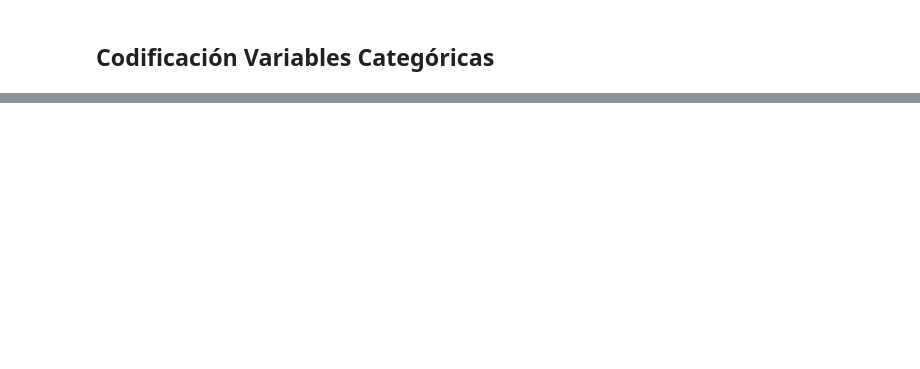
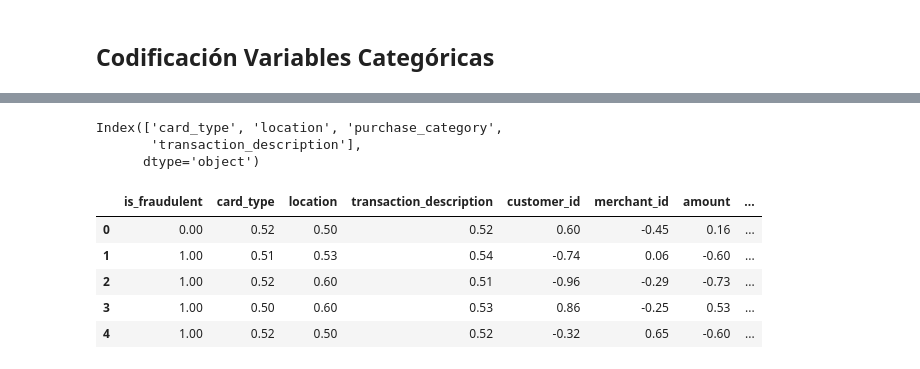
Before and after one commit to santiagorodriguez-dev/laboratorio-modulo8-leccion08-preprocesamiento-logistica, a Jupyter notebook: notebooks/01.ipynb, the cells around one changed output, grey strips where cells are left out. Drawn from its saved outputs; the diff is of its cells as text; code cells hidden in the pictures; blank space fills up the shorter version.

```diff
--- a/notebooks/01.ipynb
+++ b/notebooks/01.ipynb
@@ -269,8 +328,21 @@ for columna in lista_col_categ:
+# %%
+lista_col_categ.columns
+# %% [output]
+Index(['card_type', 'location', 'purchase_category',
+       'transaction_description'],
+      dtype='object')
 # %%
-# diccionario_encoding = { "target": ['LoyaltyProgram', "DiscountsAvailed" ] ,
-#                         "onehot": ["Gender", "ProductCategory"]}
-# # En caso de que queramos aplicar el método solo a una columna
-# encoding = se.Encoding(df, variable_respuesta="PurchaseStatus", diccionario_encoding=diccionario_encoding)
-# df = encoding.one_hot_encoding()
-# df = encoding.target_encoding()
-# df.head()
+diccionario_encoding = { "target": ['card_type', "location", "transaction_description"] ,
+                        "onehot": ["purchase_category"]}
+# En caso de que queramos aplicar el método solo a una columna
+encoding = se.Encoding(df, variable_respuesta="is_fraudulent", diccionario_encoding=diccionario_encoding)
+df = encoding.get_dummies()
+df = encoding.target_encoding()
+df.head()
+# %% [output]
+|  | is_fraudulent | card_type | location | transaction_description | customer_id | merchant_id | amount | ... |
+| 0 | 0.00 | 0.52 | 0.50 | 0.52 | 0.60 | -0.45 | 0.16 | ... |
+| 1 | 1.00 | 0.51 | 0.53 | 0.54 | -0.74 | 0.06 | -0.60 | ... |
+| 2 | 1.00 | 0.52 | 0.60 | 0.51 | -0.96 | -0.29 | -0.73 | ... |
+| 3 | 1.00 | 0.50 | 0.60 | 0.53 | 0.86 | -0.25 | 0.53 | ... |
+| 4 | 1.00 | 0.52 | 0.50 | 0.52 | -0.32 | 0.65 | -0.60 | ... |
```
Also changed, not shown: parts of 10 cells of this notebook.
